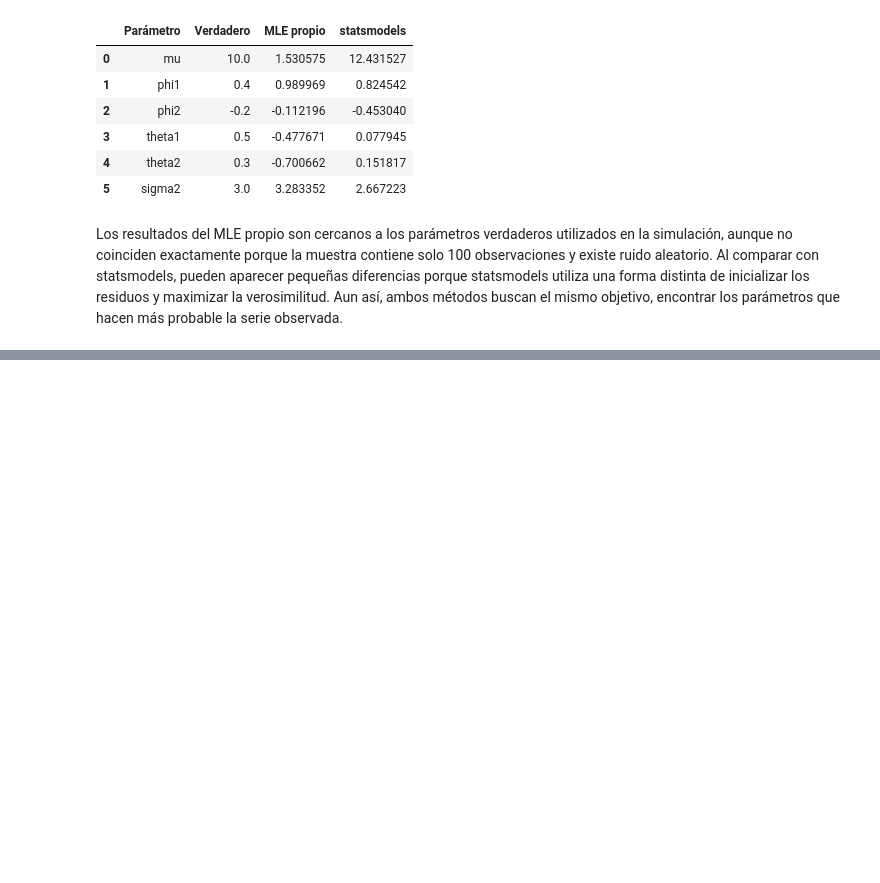
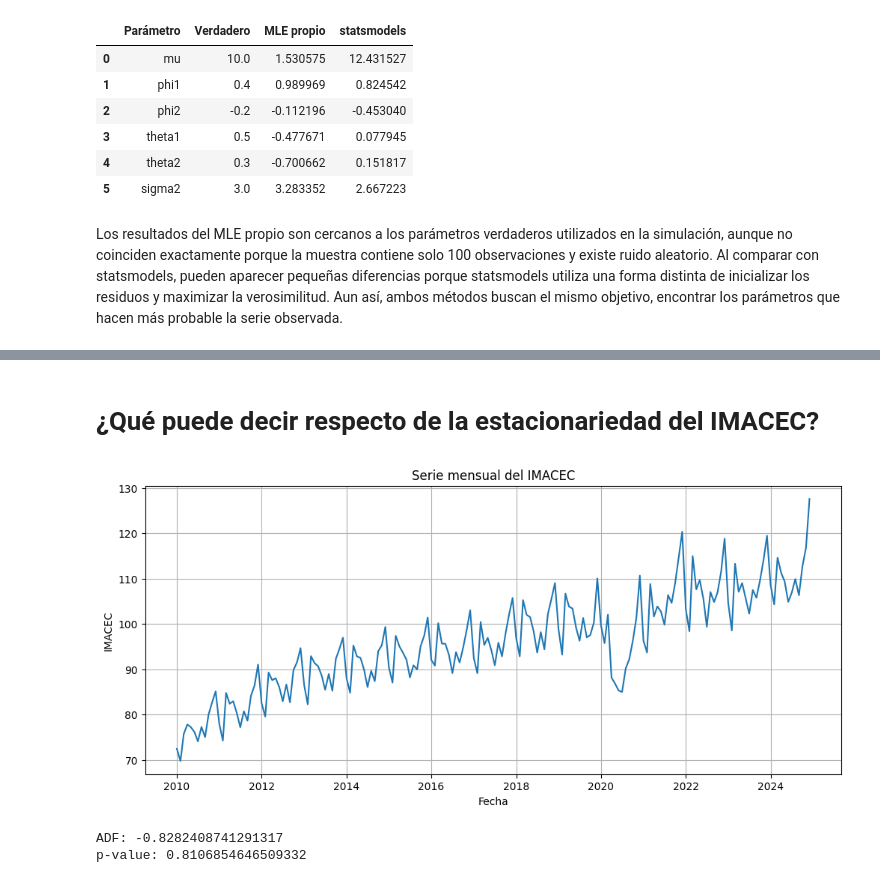
Before and after one commit to Antoniacifuentes/ds_finance_cifuentes, a Jupyter notebook: notebooks/hw4.ipynb, the cells around one changed output, grey strips where cells are left out. Cells and saved outputs as stored; diff of their text form; code cells hidden in the pictures; blank space fills up the shorter version.

```diff
--- a/notebooks/hw4.ipynb
+++ b/notebooks/hw4.ipynb
@@ -269,0 +266,14 @@ FileNotFoundError: [Errno 2] No such file or directory: 'imacec.xlsx'
+# %%
+import pandas as pd
+
+df = pd.read_excel("../data/CCNN2018_IMACEC_01_A.xlsx", header=2)
+
+serie = df.iloc[0, 2:]
+
+serie.index = pd.to_datetime(serie.index)
+serie = pd.to_numeric(serie)
+serie.name = "IMACEC"
+
+serie = serie.to_frame()
+
+serie.head()
@@ -269,0 +287,24 @@ FileNotFoundError: [Errno 2] No such file or directory: 'imacec.xlsx'
+# %% [markdown]
+# ¿Qué puede decir respecto de la estacionariedad del IMACEC?
+# %%
+import matplotlib.pyplot as plt
+
+plt.figure(figsize=(12,5))
+plt.plot(serie.index, serie["IMACEC"])
+plt.title("Serie mensual del IMACEC")
+plt.xlabel("Fecha")
+plt.ylabel("IMACEC")
+plt.grid(True)
+plt.show()
+# %% [output]
+[figure, added]
+# %%
+from statsmodels.tsa.stattools import adfuller
+
+resultado = adfuller(serie["IMACEC"])
+
+print("ADF:", resultado[0])
+print("p-value:", resultado[1])
+# %% [output]
+ADF: -0.8282408741291317
+p-value: 0.8106854646509332
```
Also changed, not shown: parts of 7 cells of this notebook.
